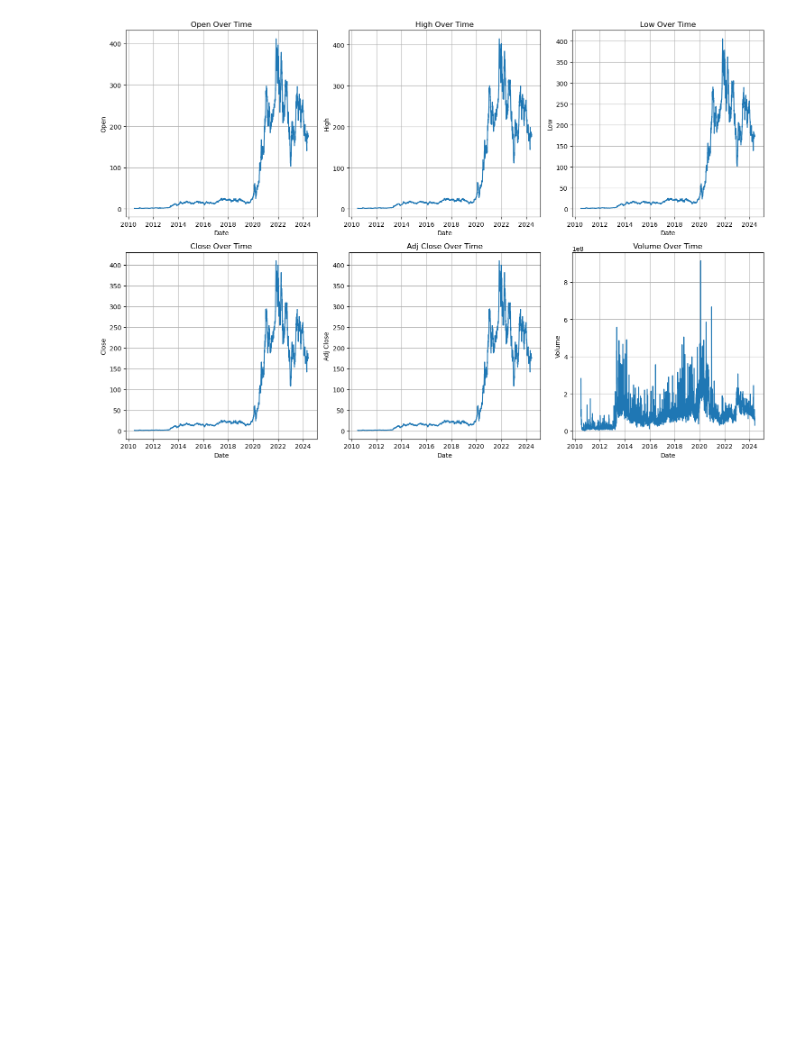
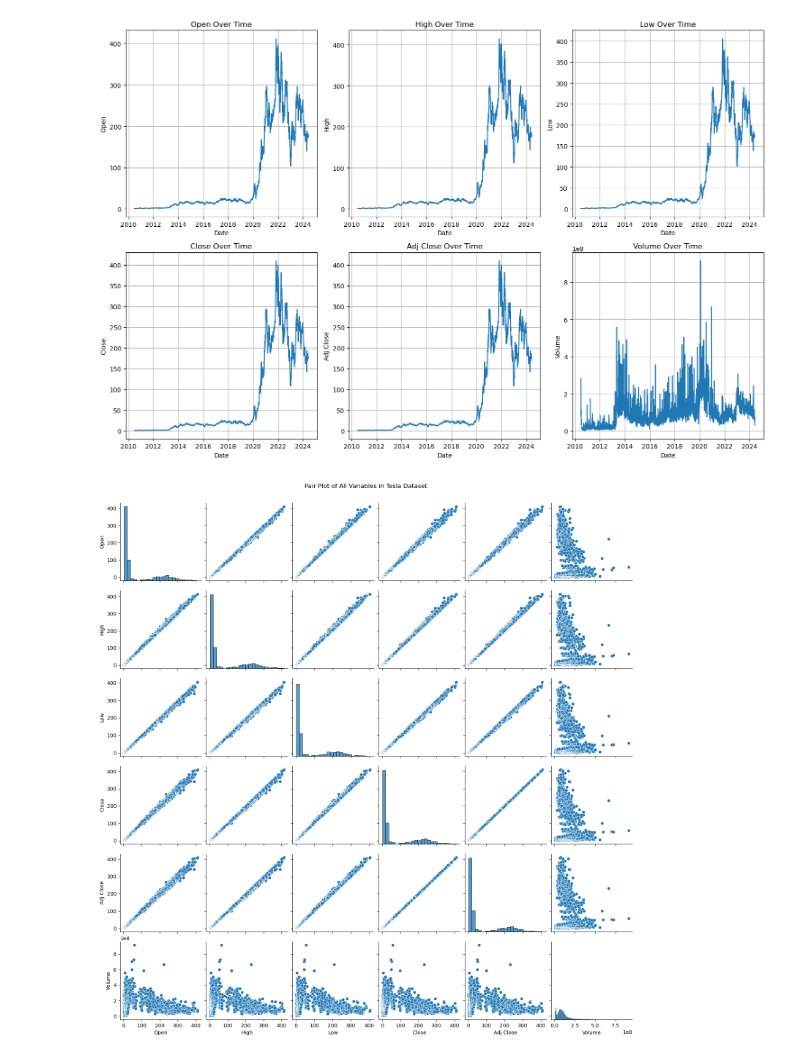
Before and after one commit to marionrion/teslaproject, a Jupyter notebook: Tesla.ipynb, the cells around one changed output. Cells and saved outputs as stored; diff of their text form; code cells hidden in the pictures; blank space fills up the shorter version.

```diff
--- a/Tesla.ipynb
+++ b/Tesla.ipynb
@@ -225,3 +226,13 @@ plt.tight_layout()
 plt.show()
 # %% [output]
 [figure]
+# %%
+import seaborn as sns
+import matplotlib.pyplot as plt
+
+# Pair Plot
+sns.pairplot(Tesla)
+plt.suptitle('Pair Plot of All Variables in Tesla Dataset', y=1.02)
+plt.show()
+# %% [output]
+[figure, added]
```
Also changed, not shown: parts of 4 cells of this notebook.
